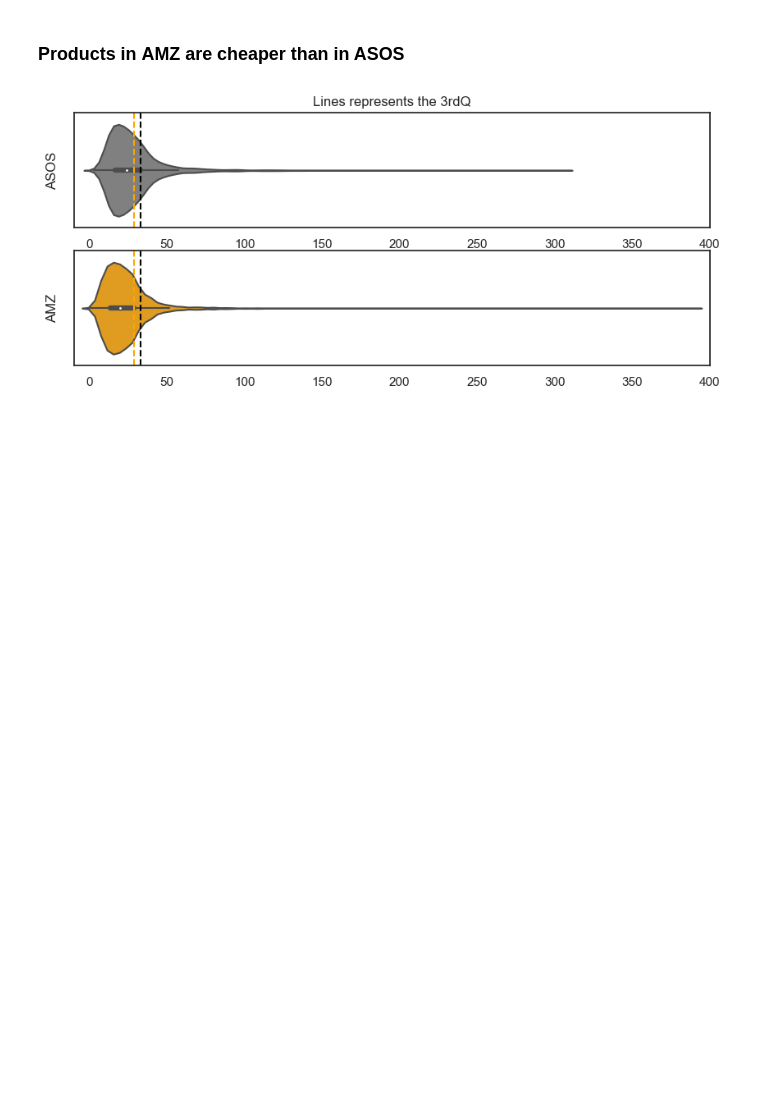
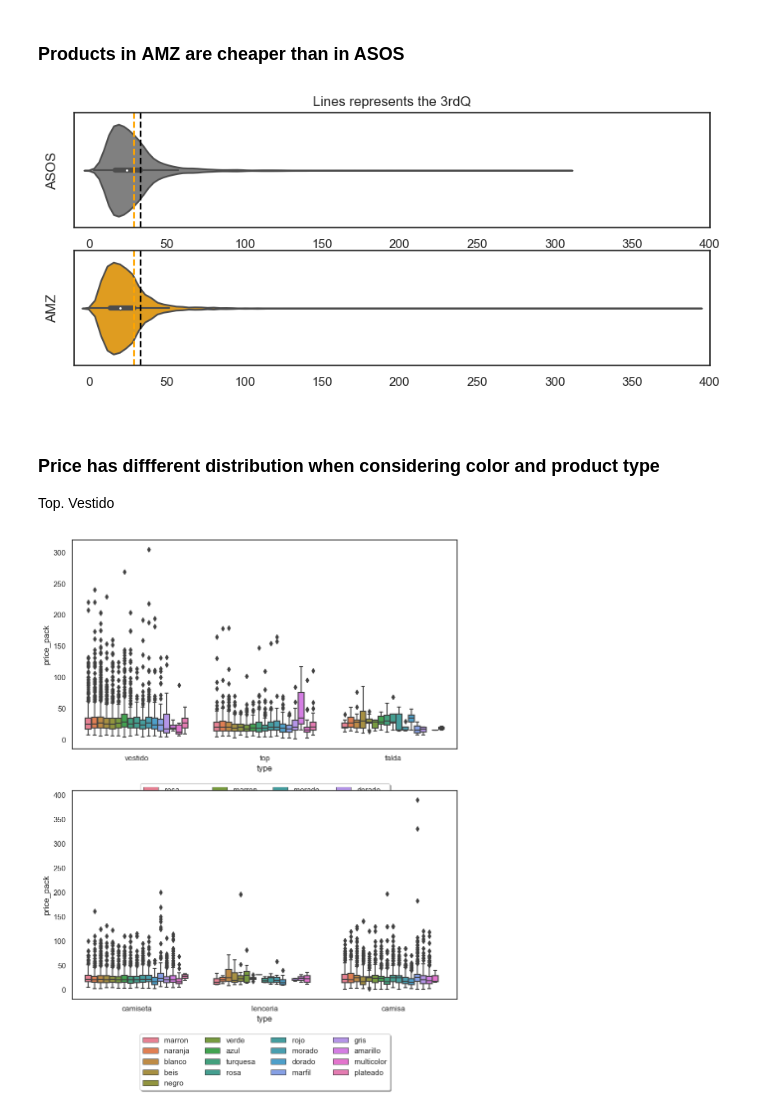
Before and after one commit to maluque/EDA_VIZ_project, a Jupyter notebook: notebooks/4-womentshirt_EDA.ipynb, the cells around one changed output. Cells and saved outputs as stored; diff of their text form; code cells hidden in the pictures; blank space fills up the shorter version.

```diff
--- a/notebooks/4-womentshirt_EDA.ipynb
+++ b/notebooks/4-womentshirt_EDA.ipynb
@@ -299,3 +299,27 @@ ax[1].set_xlim(-10, 400)  # Adjust the limits based on your data
 plt.show()
 # %% [output]
 [figure]
+# %% [markdown]
+### Price has diffferent distribution when considering color and product type
+
+
+Top. Vestido
+# %%
+col1=(product_df["type"].unique()[:3])
+col2=(product_df["type"].unique()[3:6])
+col3=(product_df["type"].unique()[6:9])
+col4=(product_df["type"].unique()[9:])
+#print(col1, col2, col3, col4)
+# %%
+fig, ax = plt.subplots(2,1 , figsize=(10, 12))
+
+ax[0]=sns.boxplot(x='type', y='price_pack', hue='colour',
+            data=product_df[product_df["type"].isin(col1)], palette='husl', ax=ax[0])
+ax[0].legend(loc='upper center', bbox_to_anchor=(0.5, -0.15), fancybox=True, shadow=True, ncol=4)
+
+
+ax[1]=sns.boxplot(x='type', y='price_pack', hue='colour',
+            data=product_df[product_df["type"].isin(col2)], palette='husl')
+ax[1].legend(loc='upper center', bbox_to_anchor=(0.5, -0.15), fancybox=True, shadow=True, ncol=4);
+# %% [output]
+[figure, added]
```
Also changed, not shown: parts of 2 cells of this notebook, 14 other files.
